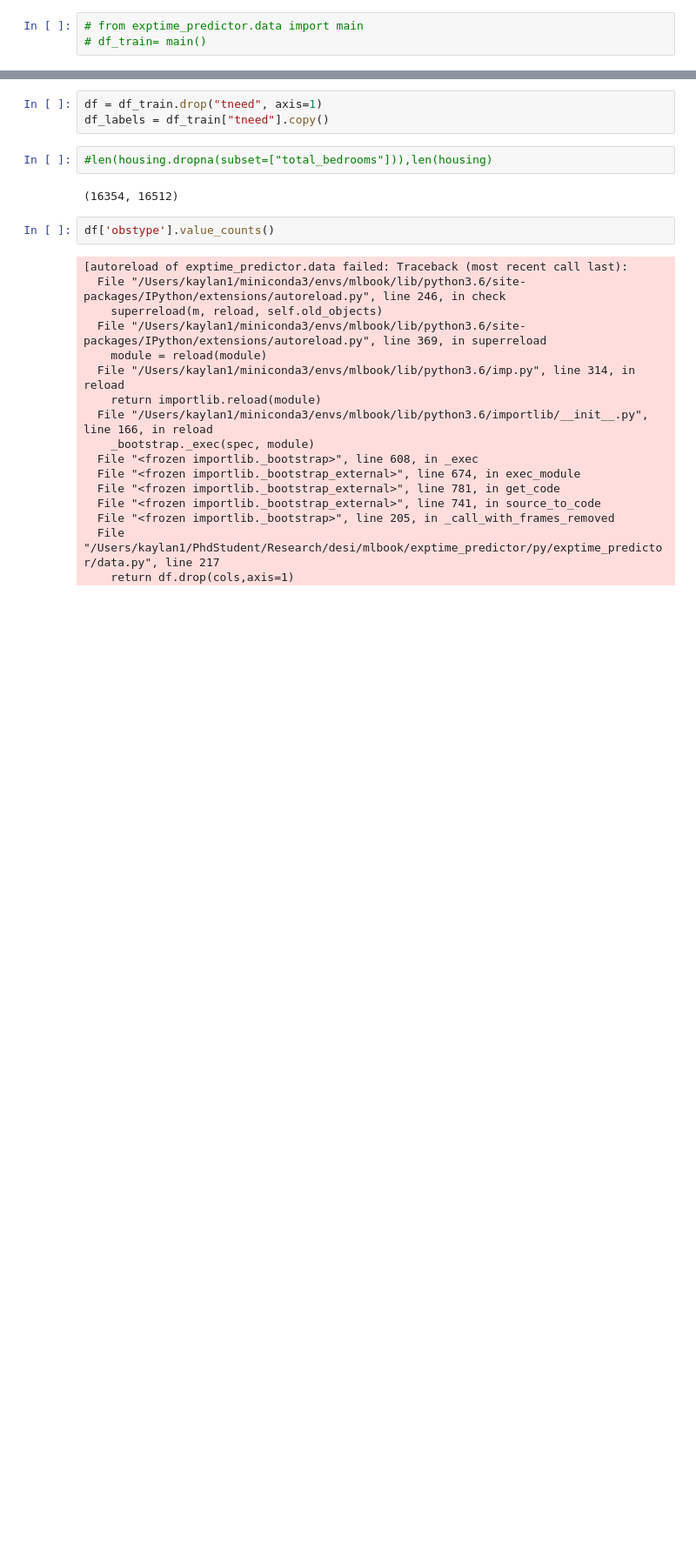
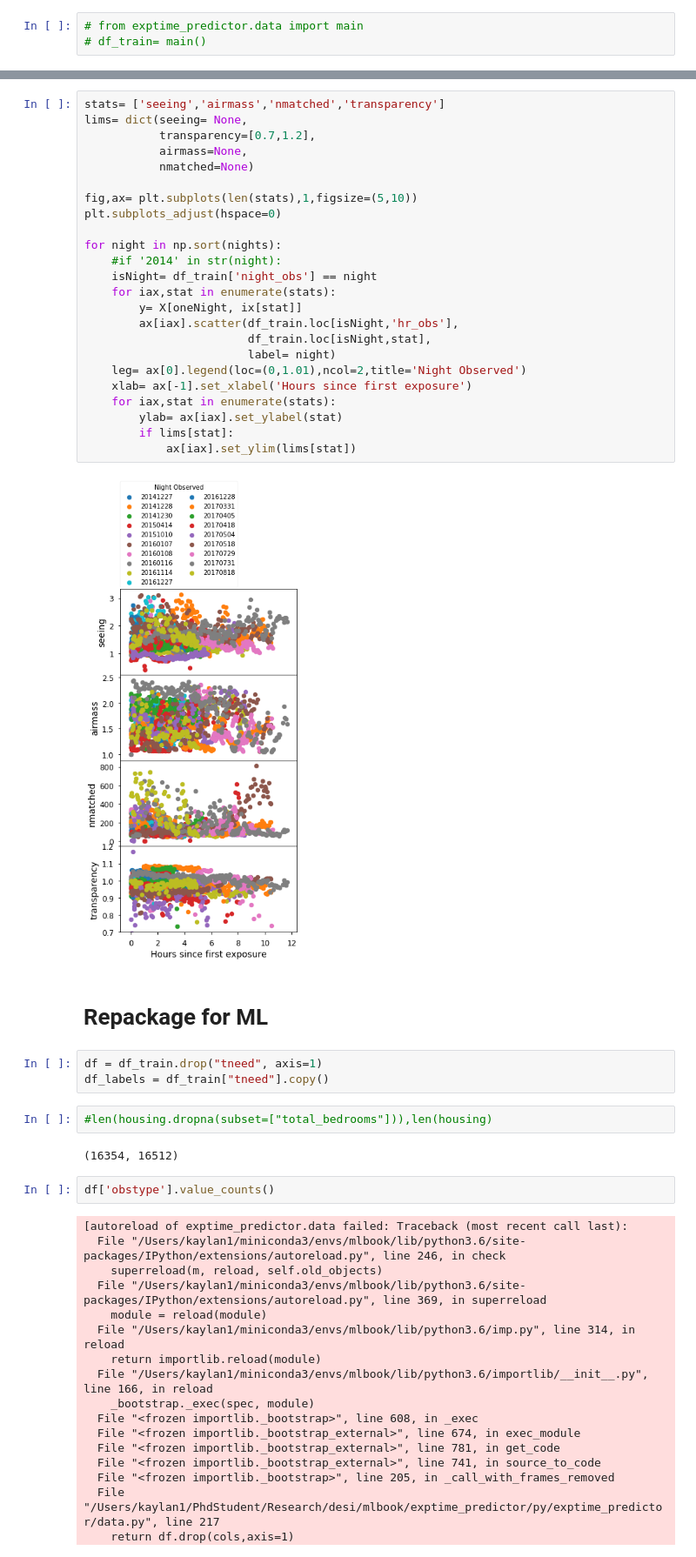
Before and after one commit to kaylanb/exptime_predictor, a Jupyter notebook: doc/nb/ml.ipynb, the cells around one changed output, grey strips where cells are left out. Shown: that part at 87% size. Saved outputs shown, nothing was run; the diff lists cells and outputs as text; blank space fills up the shorter version.

```diff
--- a/doc/nb/ml.ipynb
+++ b/doc/nb/ml.ipynb
@@ -327,3 +130,31 @@ Name: tneed, dtype: float64
+# %%
+stats= ['seeing','airmass','nmatched','transparency']
+lims= dict(seeing= None,
+           transparency=[0.7,1.2],
+           airmass=None,
+           nmatched=None)
+
+fig,ax= plt.subplots(len(stats),1,figsize=(5,10))
+plt.subplots_adjust(hspace=0)
+
+for night in np.sort(nights):
+    #if '2014' in str(night):
+    isNight= df_train['night_obs'] == night
+    for iax,stat in enumerate(stats):
+        y= X[oneNight, ix[stat]]
+        ax[iax].scatter(df_train.loc[isNight,'hr_obs'],
+                        df_train.loc[isNight,stat],
+                        label= night)
+    leg= ax[0].legend(loc=(0,1.01),ncol=2,title='Night Observed')
+    xlab= ax[-1].set_xlabel('Hours since first exposure')
+    for iax,stat in enumerate(stats):
+        ylab= ax[iax].set_ylabel(stat)
+        if lims[stat]:
+            ax[iax].set_ylim(lims[stat])
+# %% [output]
+[figure, added]
+# %% [markdown]
+# Repackage for ML
 # %%
 df = df_train.drop("tneed", axis=1)
 df_labels = df_train["tneed"].copy()
```
Also changed, not shown: parts of 31 cells of this notebook, 1 other file.
